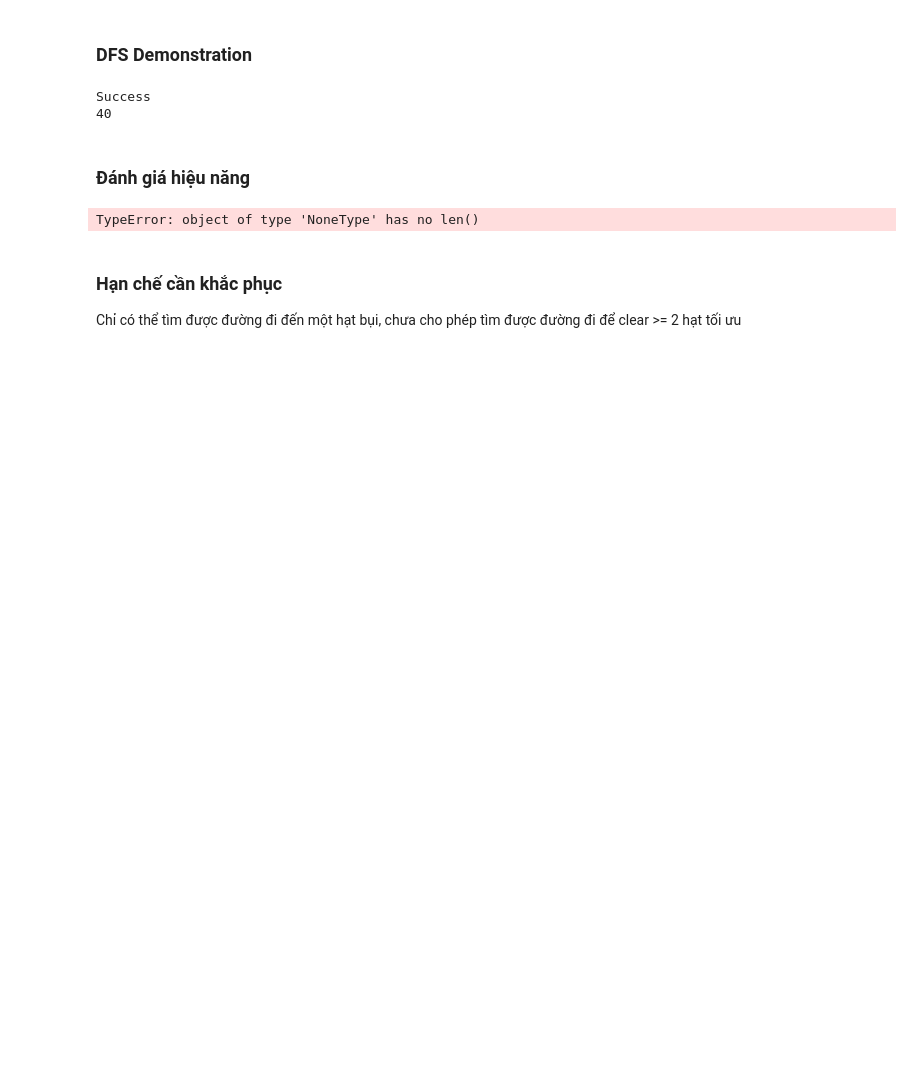
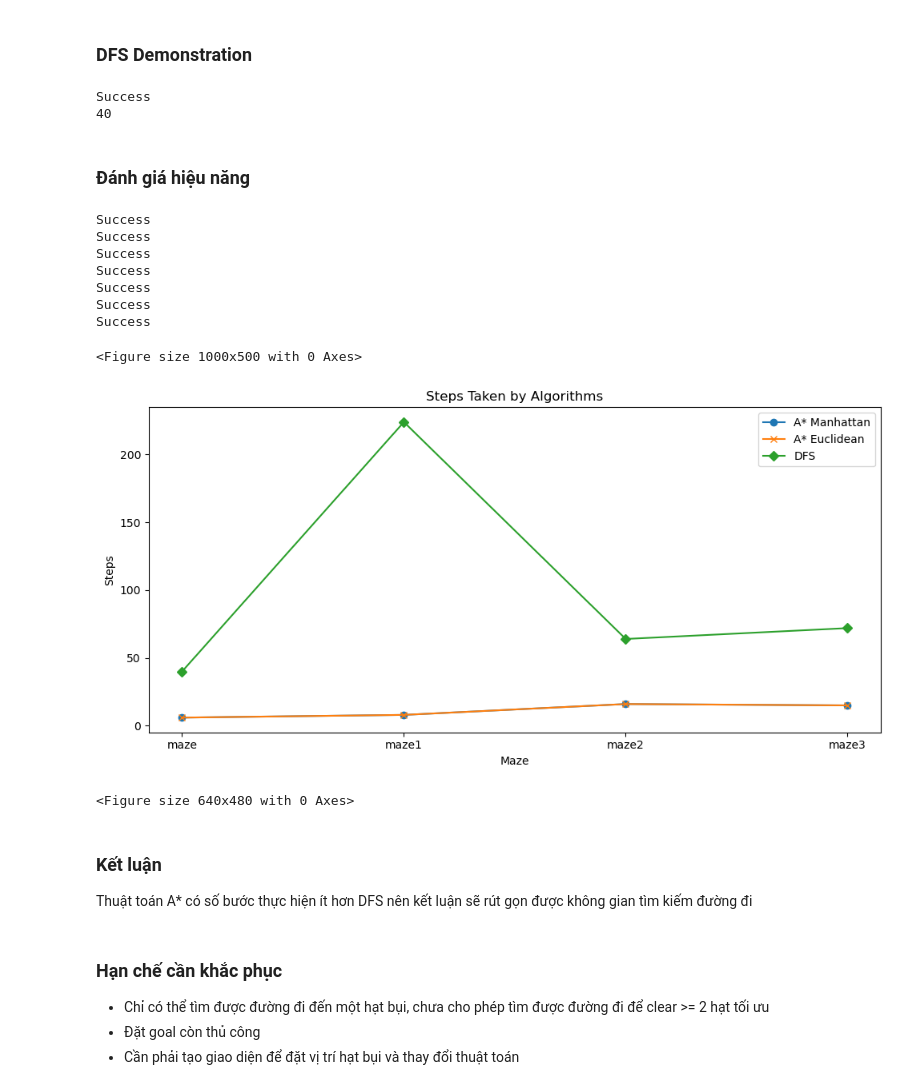
Before and after one commit to DuongDH03/ImpulsiveVacuum, a Jupyter notebook: Midterm_Project_Report_G25.ipynb, the cells around one changed output. Cells and saved outputs as stored; diff of their text form; code cells hidden in the pictures; blank space fills up the shorter version.

```diff
--- a/Midterm_Project_Report_G25.ipynb
+++ b/Midterm_Project_Report_G25.ipynb
@@ -358,28 +358,36 @@ maze3 = [
 
 
 # Mahattan Heuristic
+goal = (3, 3)
 path_mahattan = a_star_Mahattan(maze, start, goal)
 steps_mahattan.append(len(path_mahattan) -1)
 
+goal = (4, 4)
 path_mahattan = a_star_Mahattan(maze1, start, goal)
 steps_mahattan.append(len(path_mahattan) -1)
 
+goal = (4, 4)
 path_mahattan = a_star_Mahattan(maze2, start, goal)
 steps_mahattan.append(len(path_mahattan) -1)
 
+goal = (4, 5)
 path_mahattan = a_star_Mahattan(maze3, start, goal)
 steps_mahattan.append(len(path_mahattan) -1)
 
 # Euclidean Heuristic
+goal = (3, 3)
 path_euclidean = a_star_Euclidean(maze, start, goal)
 steps_euclidean.append(len(path_euclidean) -1)
 
+goal = (4, 4)
 path_euclidean = a_star_Euclidean(maze1, start, goal)
 steps_euclidean.append(len(path_euclidean) -1)
 
+goal = (4, 4)
 path_euclidean = a_star_Euclidean(maze2, start, goal)
 steps_euclidean.append(len(path_euclidean) -1)
 
+goal = (4, 5)
 path_euclidean = a_star_Euclidean(maze3, start, goal)
 steps_euclidean.append(len(path_euclidean) -1)
 
@@ -395,36 +403,51 @@ steps_dfs.append(len(path))
 path = []
 dfs(0, 0, 4, 4, maze2)
 steps_dfs.append(len(path))
 
 path = []
 dfs(0, 0, 4, 5, maze3)
 steps_dfs.append(len(path))
 
 # Plot the results
 
 plt.figure(figsize=(10, 5))
 
 plt.figure(figsize=(10, 5))
 
 # Plot steps for each maze
 plt.plot(steps_mahattan, marker='o', label='A* Manhattan')
 plt.plot(steps_euclidean, marker='x', label='A* Euclidean')
 plt.plot(steps_dfs, marker='D', label='DFS')
 
 plt.title('Steps Taken by Algorithms')
 plt.xlabel('Maze')
 plt.ylabel('Steps')
-plt.xticks(range(3), ['maze', 'maze1', 'maze2', 'maze3'])
+plt.xticks(range(4), ['maze', 'maze1', 'maze2', 'maze3'])
 plt.legend()
 
 plt.tight_layout()
 plt.show()
 
 
 plt.tight_layout()
 # %% [output]
-TypeError: object of type 'NoneType' has no len()
+Success
+Success
+Success
+Success
+Success
+Success
+Success
+<Figure size 1000x500 with 0 Axes>
+[figure, added]
+<Figure size 640x480 with 0 Axes>
+# %% [markdown]
+### Kết luận
+
+ Thuật toán A* có số bước thực hiện ít hơn DFS nên kết luận sẽ rút gọn được không gian tìm kiếm đường đi
 # %% [markdown]
 ### Hạn chế cần khắc phục
 
-Chỉ có thể tìm được đường đi đến một hạt bụi, chưa cho phép tìm được đường đi để clear >= 2 hạt tối ưu
+- Chỉ có thể tìm được đường đi đến một hạt bụi, chưa cho phép tìm được đường đi để clear >= 2 hạt tối ưu
+- Đặt goal còn thủ công
+- Cần phải tạo giao diện để đặt vị trí hạt bụi và thay đổi thuật toán
```
